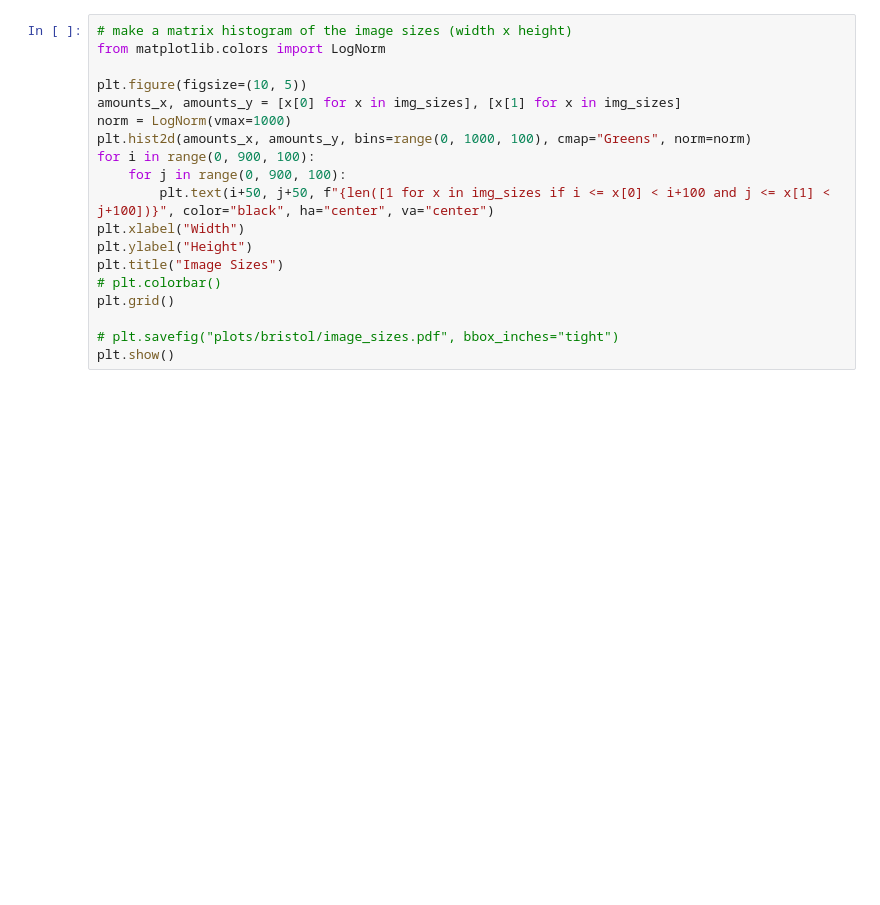
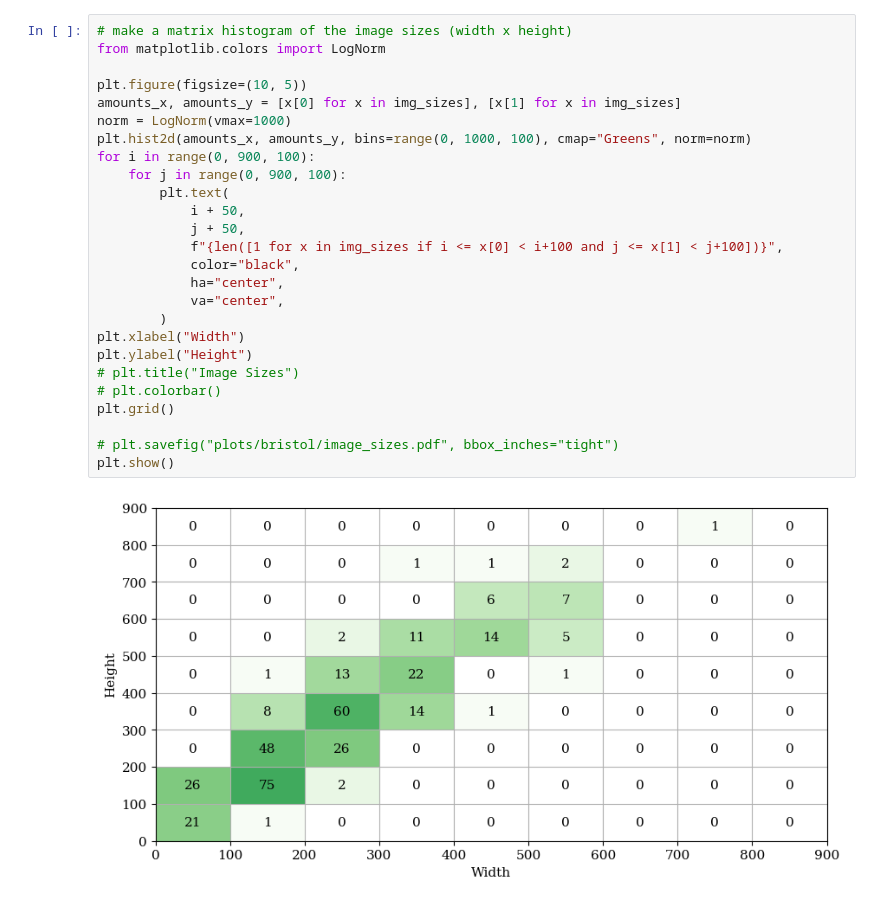
Before and after one commit to liamvdv/gorillatracker, a Jupyter notebook: notebooks/bristol_val_dataset.ipynb, the cells around one changed output. Cells and saved outputs as stored; diff of their text form; blank space fills up the shorter version.

```diff
--- a/notebooks/bristol_val_dataset.ipynb
+++ b/notebooks/bristol_val_dataset.ipynb
@@ -109,22 +128,31 @@ len(img_sizes)
 # %%
 # make a matrix histogram of the image sizes (width x height)
 from matplotlib.colors import LogNorm
 
 plt.figure(figsize=(10, 5))
 amounts_x, amounts_y = [x[0] for x in img_sizes], [x[1] for x in img_sizes]
 norm = LogNorm(vmax=1000)
 plt.hist2d(amounts_x, amounts_y, bins=range(0, 1000, 100), cmap="Greens", norm=norm)
 for i in range(0, 900, 100):
     for j in range(0, 900, 100):
-        plt.text(i+50, j+50, f"{len([1 for x in img_sizes if i <= x[0] < i+100 and j <= x[1] < j+100])}", color="black", ha="center", va="center")
+        plt.text(
+            i + 50,
+            j + 50,
+            f"{len([1 for x in img_sizes if i <= x[0] < i+100 and j <= x[1] < j+100])}",
+            color="black",
+            ha="center",
+            va="center",
+        )
 plt.xlabel("Width")
 plt.ylabel("Height")
-plt.title("Image Sizes")
+# plt.title("Image Sizes")
 # plt.colorbar()
 plt.grid()
 
 # plt.savefig("plots/bristol/image_sizes.pdf", bbox_inches="tight")
 plt.show()
+# %% [output]
+[figure, added]
 # %%
 # plot one low mid and high resolution image
 very_low_res = [x for x in img_sizes if x[0] < 100 and x[1] < 100][3]
```
Also changed, not shown: parts of 8 cells of this notebook, 4 other files.
